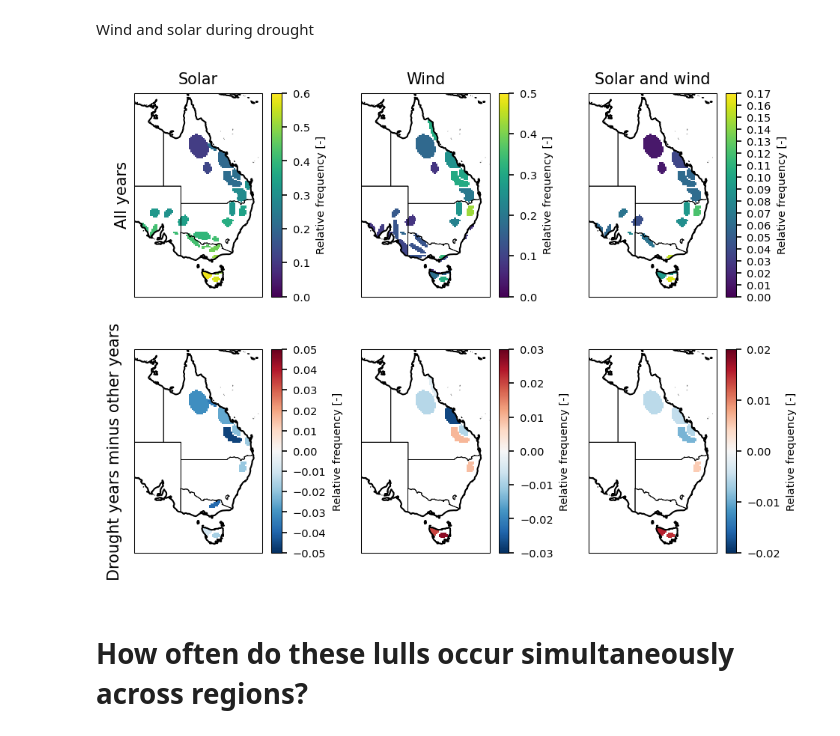
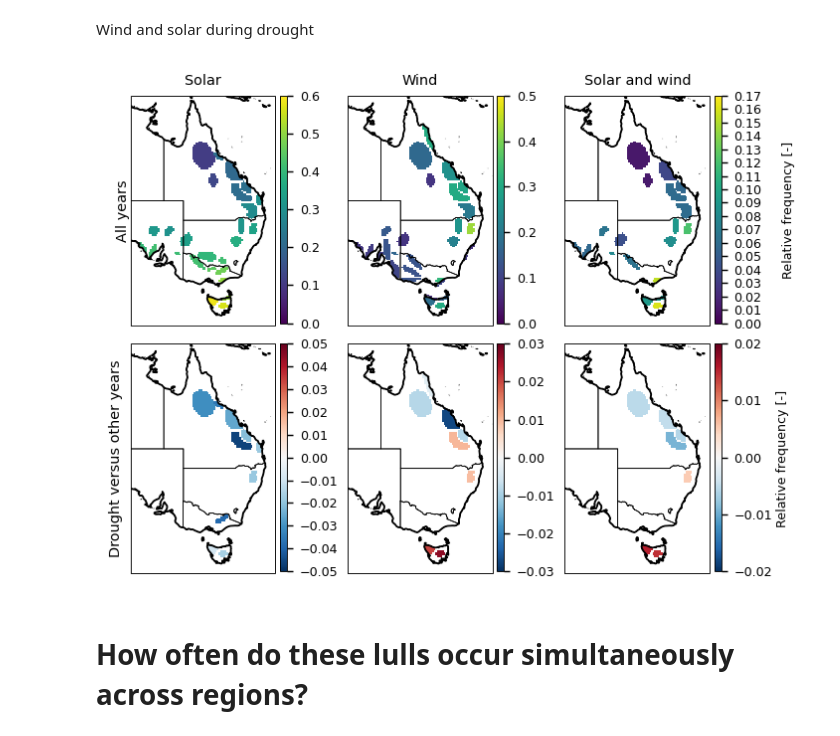
Before and after one commit to dougrichardson/Richardson_2023_energy, a Jupyter notebook: 1_exploratory analysis.ipynb, the cells around one changed output. Cells and saved outputs as stored; diff of their text form; code cells hidden in the pictures.

Commit message:
Adjusted cbar

```diff
--- a/1_exploratory analysis.ipynb
+++ b/1_exploratory analysis.ipynb
@@ -275,14 +281,16 @@ def plot_freq(ax, da, title, mask, region_codes=None, vmin_vmax_interval='auto')
             facecolor='none', edgecolor='k', lw=plt_params['lines.linewidth'] / 3
         )
 
-        plot_da.plot(ax=ax, cmap=cmap, vmin=vmin, vmax=vmax,
-                    cbar_kwargs={
-                        'orientation': 'vertical',
-                        'ticks': np.arange(vmin, vmax+cbar_tick_intervals, cbar_tick_intervals),
-                        'label': 'Relative frequency [-]'
-                    })
-        # ax.text(0.06, 0.05, title,
-        #         bbox=dict(facecolor='white', edgecolor='k', lw=0.5, alpha=1), transform=ax.transAxes)
+        p = plot_da.plot(ax=ax, cmap=cmap, vmin=vmin, vmax=vmax, add_colorbar=False)
+
+        # Colorbar
+        norm = matplotlib.colors.Normalize(vmin=vmin, vmax=vmax)
+        axins = inset_axes(ax, width="10%", height="100%",
+                           bbox_to_anchor=(1.03, .01, .5, .99),
+                           bbox_transform=ax.transAxes, loc='lower left', borderpad=0)
+        cb1 = matplotlib.colorbar.ColorbarBase(ax=axins, cmap=cmap, norm=norm,
+                                               ticks=np.arange(vmin, vmax+cbar_tick_intervals, cbar_tick_intervals),
+                                               orientation='vertical')
         ax.set_title(title)
 # %%
 rez_ro_ann = rez_ro.resample(time='1YS').sum()
@@ -348,33 +356,38 @@ freq_drought_100w_mssrd, freq_other_100w_mssrd = freq_drought_compare(
 )
 # %%
 with plt.rc_context(plt_params):
-    fig = plt.figure(1, dpi=150)
+    fig = plt.figure(1, dpi=130)
 
     ax1 = plt.subplot(231, projection=ccrs.PlateCarree())
     ax2 = plt.subplot(232, projection=ccrs.PlateCarree())
     ax3 = plt.subplot(233, projection=ccrs.PlateCarree())
     ax4 = plt.subplot(234, projection=ccrs.PlateCarree())
     ax5 = plt.subplot(235, projection=ccrs.PlateCarree())
     ax6 = plt.subplot(236, projection=ccrs.PlateCarree())
 
     plot_freq(ax1, freq_mssrd, 'Solar', mask=rez_mask, region_codes=[2, 3, 6, 7])
     plot_freq(ax2, freq_100w, 'Wind', mask=rez_mask, region_codes=[1, 3, 5, 7])
     plot_freq(ax3, freq_100w_mssrd, 'Solar and wind', mask=rez_mask, region_codes=[3, 7])
     plot_freq(ax4, freq_drought_mssrd - freq_other_mssrd,
               '', mask=rez_mask, region_codes=[6, 7])
     plot_freq(ax5, freq_drought_100w - freq_other_100w,
               '', mask=rez_mask, region_codes=[5, 7])
     plot_freq(ax6, freq_drought_100w_mssrd - freq_other_100w_mssrd,
               '', mask=rez_mask, region_codes=[7])
 
-    ax1.text(-0.15, 0.5, 'All years', rotation=90, fontsize=plt_params['axes.titlesize'],
-             transform=ax1.transAxes, va='center')
-    ax4.text(-0.15, 0.5, 'Drought years minus other years', rotation=90, fontsize=plt_params['axes.titlesize'],
+    ax1.text(-0.1, 0.5, 'All years', rotation=90, fontsize=plt_params['axes.titlesize'],
+             transform=ax1.transAxes, va='center', ha='left')
+    ax4.text(-0.1, 0.5, 'Drought versus other years', rotation=90, fontsize=plt_params['axes.titlesize'],
              transform=ax4.transAxes, va='center', ha='center')
 
-    plt.tight_layout()
+    ax3.text(1.5, 0.5, 'Relative frequency [-]', rotation=90, fontsize=plt_params['font.size'],
+             transform=ax3.transAxes, va='center', ha='left')
+    ax6.text(1.5, 0.5, 'Relative frequency [-]', rotation=90, fontsize=plt_params['font.size'],
+             transform=ax6.transAxes, va='center', ha='center')
+
+    plt.subplots_adjust(hspace=0.08, wspace=0.05)
 # %% [output]
-[figure, old version]
+[figure, new version]
 # %% [markdown]
 # How often do these lulls occur simultaneously across regions?
 # %%
```
Also changed, not shown: parts of 3 cells of this notebook, 1 other file.
